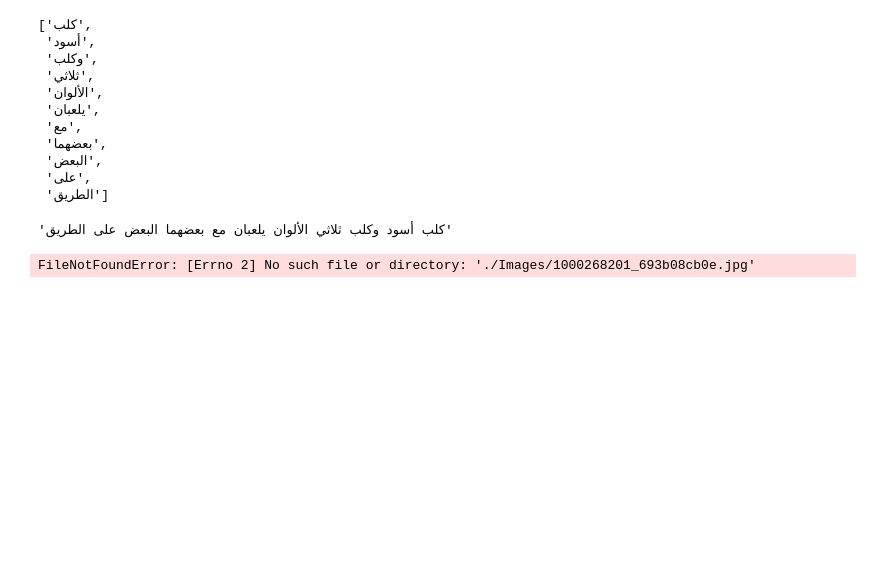
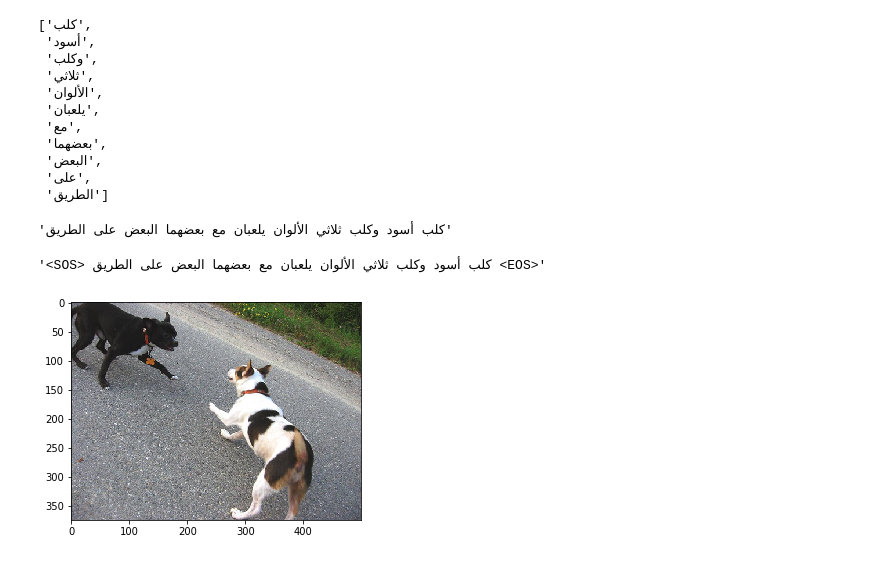
Before and after one commit to moaaztaha/Image-Captioning, a Jupyter notebook: ar_captions.ipynb, the cells around one changed output. Saved outputs shown, nothing was run; the diff lists cells and outputs as text; code cells hidden in the pictures; blank space fills up the shorter version.

```diff
--- a/ar_captions.ipynb
+++ b/ar_captions.ipynb
@@ -123,12 +123,12 @@ class FlickrDataset(Dataset):
         self.vocab.build_vocabulary(self.captions)
 
     def __len__(self):
-        return len(self.df)
+        return len(self.imgs)
 
     def __getitem__(self, index):
         caption = self.captions[index]
         img_id = self.imgs[index]
-        img = Image.open(self.root_dir+'/Images/'+img_id).convert('RGB')
+        img = Image.open(self.root_dir+'/images/'+img_id).convert('RGB')
 
         if self.transform is not None:
             img = self.transform(img)
@@ -139,9 +139,10 @@ class FlickrDataset(Dataset):
 
         return img, torch.tensor(numericalized_caption)
 # %%
-ds = FlickrDataset(".")
+ds = FlickrDataset("flickr/")
 # %%
-plt.imshow(ds[0][0]);
-' '.join([ds.vocab.itos[i.item()] for i in ds[0][1]])
+plt.imshow(ds[1][0]);
+' '.join([ds.vocab.itos[i.item()] for i in ds[1][1]])
 # %% [output]
-FileNotFoundError: [Errno 2] No such file or directory: './Images/1000268201_693b08cb0e.jpg'
+'<SOS> كلب أسود وكلب ثلاثي الألوان يلعبان مع بعضهما البعض على الطريق <EOS>'
+[figure, added]
```
Also changed, not shown: parts of 22 cells of this notebook, 5 other files.
